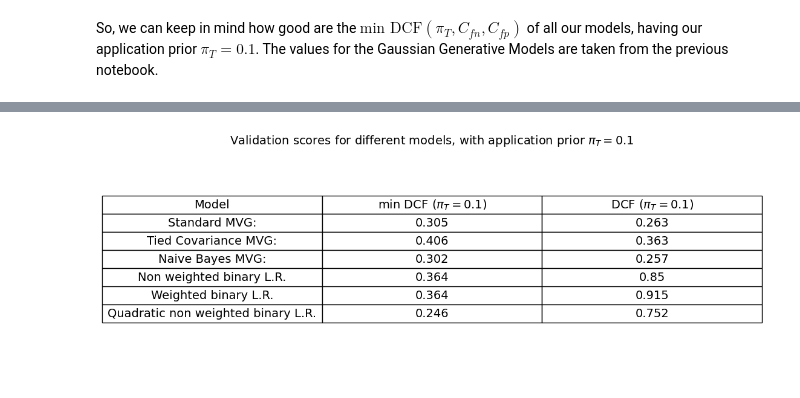
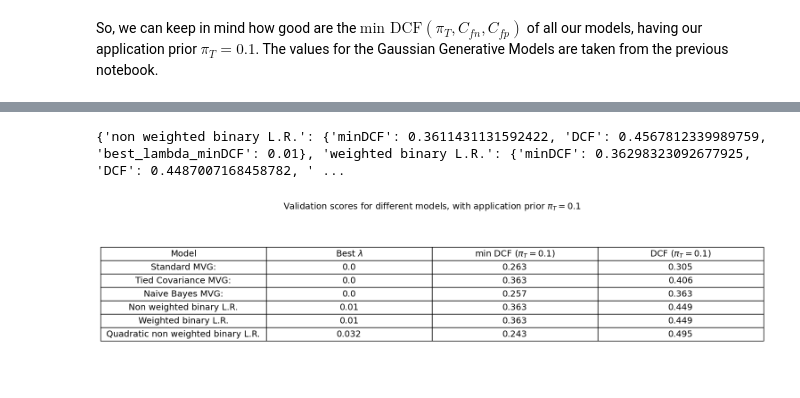
Before and after one commit to RiccardoRevalor/Fingerprint_Spoofing_Detection, a Jupyter notebook: 3_logReg_SVM.ipynb, the cells around one changed output, grey strips where cells are left out. Cells and saved outputs as stored; diff of their text form; code cells hidden in the pictures.

```diff
--- a/3_logReg_SVM.ipynb
+++ b/3_logReg_SVM.ipynb
@@ -263,0 +264,2 @@ plotDCFasFunctionOfLambda(lambdas, DCF_l, minDCF_l)
+# %%
+logReg_validation = {}
@@ -459,6 +487,19 @@ AppPriorTrue = 0.1
 plotDCFasFunctionOfLambda(lambdas, DCF_l_quadraticLR, minDCF_l_quadraticLR, filename="misscalibration_quadraticBinaryLR_nonWeighted.png",  title="DCF and min DCF as a function of $\lambda$ - quadratic non weighted binary L.R.")
 # %% [output]
 [figure]
+# %%
+#take the minDCF and DCF for the best lambda
+best_lambda_quadraticDCF = min(DCF_l_quadraticLR, key=DCF_l_quadraticLR.get)
+DCF_quadratic_min = DCF_l_quadraticLR[best_lambda_quadraticDCF]
+best_lambda_quadratic_minDCF = min(minDCF_l_quadraticLR, key=minDCF_l_quadraticLR.get)
+minDCF_quadratic_min = minDCF_l_quadraticLR[best_lambda_quadratic_minDCF]
+#take the DCF using the best lambda of minDCF
+DCF_quadratic_min_bestlambda_minDCF = DCF_l_quadraticLR[best_lambda_quadratic_minDCF]
+logReg_validation['quadratic binary L.R.'] = {
+    'minDCF': minDCF_quadratic_min,
+    'DCF': DCF_quadratic_min_bestlambda_minDCF,
+    'best_lambda_minDCF': best_lambda_quadratic_minDCF
+}
 # %% [markdown]
 We can say that for $10^{-4} \leq \lambda \leq 3 \cdot 10^{-3}$ the misscalibration gap is **small**, so there's generally a good score calibration. Also, it's important to note both $\text{DCF}(\lambda_T, \pi_T, C_{fn}, C_{fp})$ and $\text{min DCF}(\lambda_T, \pi_T, C_{fn}, C_{fp})$ are below $0.3$ in this range, whereas with all the other models they were $\geq 0.4$, so overall the use of a quadratic decision rule **clearly improves** the loss due to misscalibration and the error rates (which are the lowest observed) for this range of $\lambda$. If however $\lambda$ gets higher, both misscalibration and error rate get higher, like before. <br>
 **For $\lambda \leq 10^{-1}$ we can say that it's also the best model in terms of $\text{min DCF}(\lambda_T, \pi_T, C_{fn}, C_{fp})$**.
@@ -471,54 +532,68 @@ So, we can keep in mind how good are the $\text{min DCF}(\pi_T, C_{fn}, C_{fp})$
+# %%
+print(logReg_validation)
+# %% [output]
+{'non weighted binary L.R.': {'minDCF': 0.3611431131592422, 'DCF': 0.4567812339989759, 'best_lambda_minDCF': 0.01}, 'weighted binary L.R.': {'minDCF': 0.36298323092677925, 'DCF': 0.4487007168458782, ' ...
 # %%
 #write min dcf in file
-with open('./models/minDCF_appPrior/logreg.txt', 'w') as f:
-    f.write(f"Application 1 (Effective Prior: {AppPriorTrue}), DCF non weighted binary L.R.: {DCF_l[AppPriorTrue]}, min DCF non weighted binary L.R.: {minDCF_l[AppPriorTrue]}, DCF weighted binary L.R.: {DCF_l_priorWeighted[AppPriorTrue]}, min DCF weighted binary L.R.: {minDCF_l_priorWeighted[AppPriorTrue]}, DCF quadratic non weighted binary L.R.: {DCF_l_quadraticLR[AppPriorTrue]}, min DCF quadratic non weighted binary L.R.: {minDCF_l_quadraticLR[AppPriorTrue]}\n")
+#for each model, take the lambda corresponding to the minDCF and write it in a file
+
+
 
 #load ggm minDCF
 with open('./models/minDCF_appPrior/ggm.txt', 'r') as f:
     lines = f.readlines()
     #in line 0
-    minDCF_MVG = float(lines[0].split(',')[1].split(':')[1].strip())
-    DCF_MVG = float(lines[0].split(',')[2].split(':')[1].strip())
-    minDCF_MVG_tied = float(lines[0].split(',')[3].split(':')[1].strip())
-    DCF_MVG_tied = float(lines[0].split(',')[4].split(':')[1].strip())
-    minDCF_MVG_naive = float(lines[0].split(',')[5].split(':')[1].strip())
-    DCF_MVG_naive = float(lines[0].split(',')[6].split(':')[1].strip())
+    minDCF_MVG = float(lines[0].split(',')[2].split(':')[1].strip())
+    DCF_MVG = float(lines[0].split(',')[1].split(':')[1].strip())
+    minDCF_MVG_tied = float(lines[0].split(',')[4].split(':')[1].strip())
+    DCF_MVG_tied = float(lines[0].split(',')[3].split(':')[1].strip())
+    minDCF_MVG_naive = float(lines[0].split(',')[6].split(':')[1].strip())
+    DCF_MVG_naive = float(lines[0].split(',')[4].split(':')[1].strip())
 
 models_minDCF_01 = {
     "Standard MVG:": minDCF_MVG,
     "Tied Covariance MVG:": minDCF_MVG_tied,
     "Naive Bayes MVG:": minDCF_MVG_naive,
-    'Non weighted binary L.R.': minDCF_l[AppPriorTrue], #AppPriorTrue = 0.1
-    'Weighted binary L.R.': minDCF_l_priorWeighted[AppPriorTrue],
-    'Quadratic non weighted binary L.R.': minDCF_l_quadraticLR[AppPriorTrue],
+    'Non weighted binary L.R.': logReg_validation['weighted binary L.R.']['minDCF'],
+    'Weighted binary L.R.': logReg_validation['weighted binary L.R.']['minDCF'],
+    'Quadratic non weighted binary L.R.': logReg_validation['quadratic binary L.R.']['minDCF'],
 }
 
 models_DCF_01 = {
     "Standard MVG:": DCF_MVG,
     "Tied Covariance MVG:": DCF_MVG_tied,
     "Naive Bayes MVG:": DCF_MVG_naive,
-    'Non weighted binary L.R.': DCF_l[AppPriorTrue], #AppPriorTrue = 0.1
-    'Weighted binary L.R.': DCF_l_priorWeighted[AppPriorTrue],
-    'Quadratic non weighted binary L.R.': DCF_l_quadraticLR[AppPriorTrue],
+    'Non weighted binary L.R.': logReg_validation['weighted binary L.R.']['DCF'],
+    'Weighted binary L.R.': logReg_validation['weighted binary L.R.']['DCF'],
+    'Quadratic non weighted binary L.R.': logReg_validation['quadratic binary L.R.']['DCF'],
+}
+
+lambdas_table = {
+    "Standard MVG:": 0.0,
+    "Tied Covariance MVG:": 0.0,
+    "Naive Bayes MVG:": 0.0,
+    'Non weighted binary L.R.': logReg_validation['non weighted binary L.R.']['best_lambda_minDCF'],
+    'Weighted binary L.R.': logReg_validation['weighted binary L.R.']['best_lambda_minDCF'],
+    'Quadratic non weighted binary L.R.': logReg_validation['quadratic binary L.R.']['best_lambda_minDCF'],
 }
 
 #show this in a table
 fig, ax = plt.subplots()
 ax.axis('tight')
 ax.axis('off')
 table_data = []
 for model in models_minDCF_01.keys():
     minDCF = models_minDCF_01[model]
     DCF = models_DCF_01[model]
-    table_data.append([model, round(minDCF, 3), round(DCF, 3)])
+    table_data.append([model, round(lambdas_table[model], 3), round(minDCF, 3), round(DCF, 3)])
 
-table = ax.table(cellText=table_data, colLabels=['Model', 'min DCF ($\pi_T = 0.1$)', 'DCF ($\pi_T = 0.1$)'], cellLoc='center', loc='center')
+table = ax.table(cellText=table_data, colLabels=['Model', 'Best $\lambda$', 'min DCF ($\pi_T = 0.1$)', 'DCF ($\pi_T = 0.1$)'], cellLoc='center', loc='center')
 
 table.auto_set_font_size(False)
 table.set_fontsize(14)
-table.scale(2.2, 1.8)
+table.scale(3, 1.8)
 plt.title("Validation scores for different models, with application prior $\pi_T = 0.1$", fontsize=14, pad=1)
 plt.savefig('./figures/validationScores_allModels_appPrior_0.1.png', dpi=300, bbox_inches='tight')
 plt.show()
 # %% [output]
-[figure, old version]
+[figure, new version]
```
Also changed, not shown: parts of 5 cells of this notebook, 2 other files.
